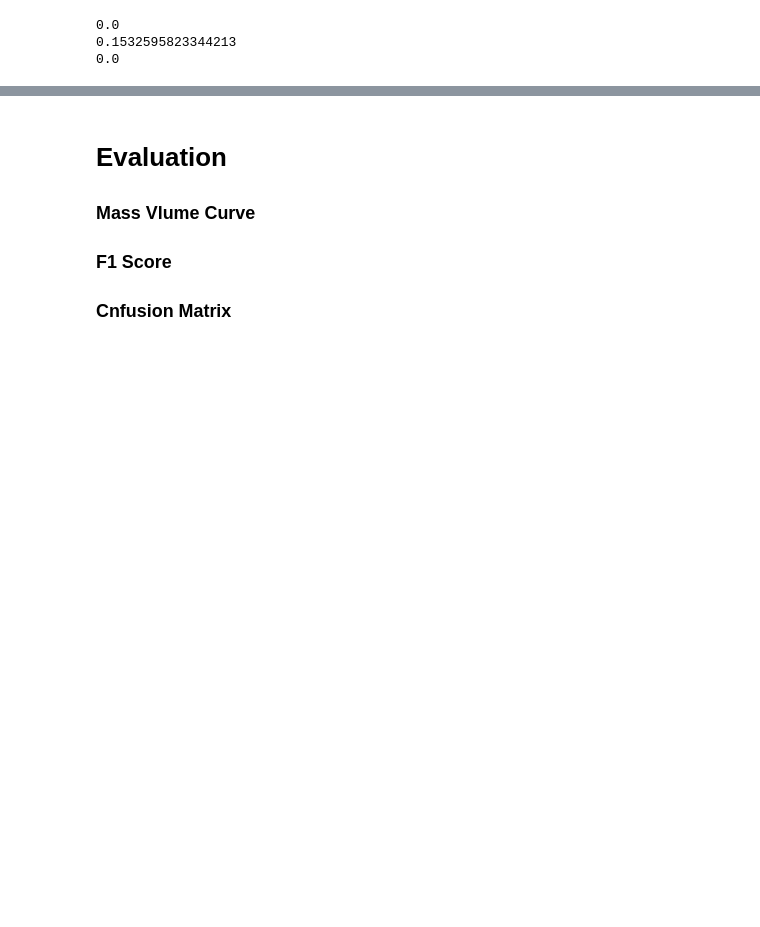
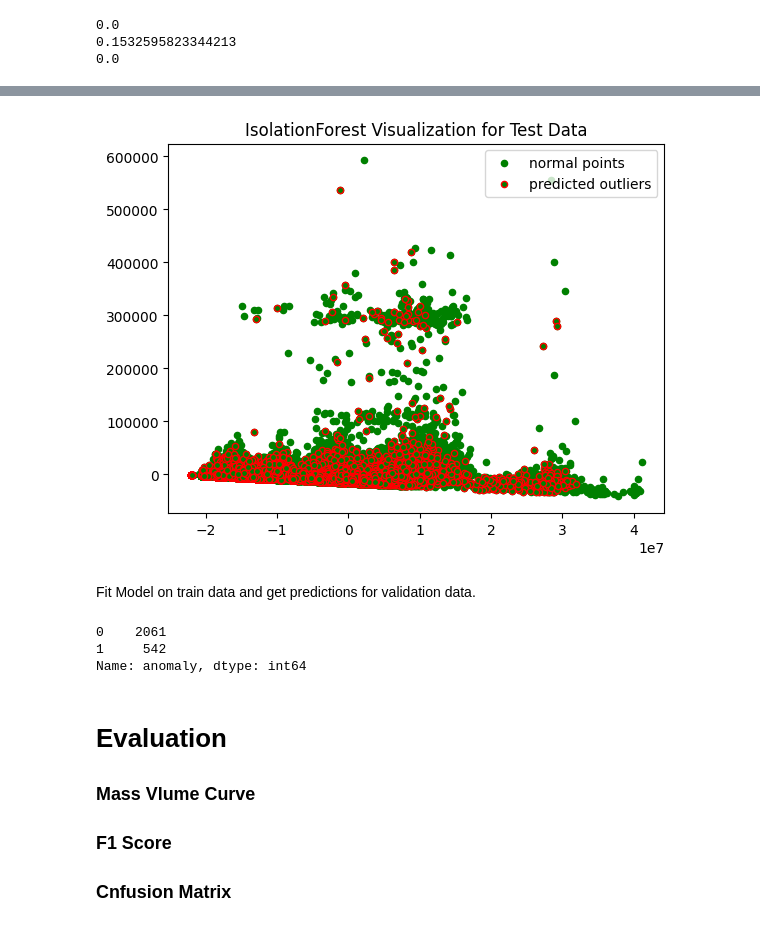
Before and after one commit to Janalytics94/anomaly-detection-software, a Jupyter notebook: src/model/project.ipynb, the cells around one changed output, grey strips where cells are left out. Cells and saved outputs as stored; diff of their text form; code cells hidden in the pictures; blank space fills up the shorter version.

```diff
--- a/src/model/project.ipynb
+++ b/src/model/project.ipynb
@@ -170,12 +238,16 @@ plt.show()
 # %%
 pca = PCA(2)
-pca.fit(train[to_model_columns])
-res=pd.DataFrame(pca.transform(train[to_model_columns]))
+pca.fit(X_test)
+res=pd.DataFrame(pca.transform(X_test))
 Z = np.array(res)
-plt.title("IsolationForest Visualization for Train Data")
+plt.title("IsolationForest Visualization for Test Data")
 plt.contourf( Z, cmap=plt.cm.Blues_r)
 b1 = plt.scatter(res[0], res[1], c='green',
                  s=20,label="normal points")
 b1 =plt.scatter(res.iloc[outlier_index,0],res.iloc[outlier_index,1], c='green',s=20,  edgecolor="red",label="predicted outliers")
 plt.legend(loc="upper right")
 plt.show()
+# %% [output]
+[figure, added]
+# %% [markdown]
+Fit Model on train data and get predictions for validation data.
@@ -181,0 +259,11 @@ plt.show()
+# %%
+outliers_validation=X_validation_with_preds.loc[X_validation_with_preds['anomaly']==1]
+outlier_index_ts_validation=list(outliers_validation.index)
+outliers_validation = outliers_validation.reset_index()
+outlier_index_validation = list(outliers_validation.index)
+#Find the number of anomalies and normal points here points classified 1 are anomalous
+print(X_validation_with_preds['anomaly'].value_counts())
+# %% [output]
+0    2061
+1     542
+Name: anomaly, dtype: int64
```
Also changed, not shown: parts of 19 cells of this notebook, 2 other files.
